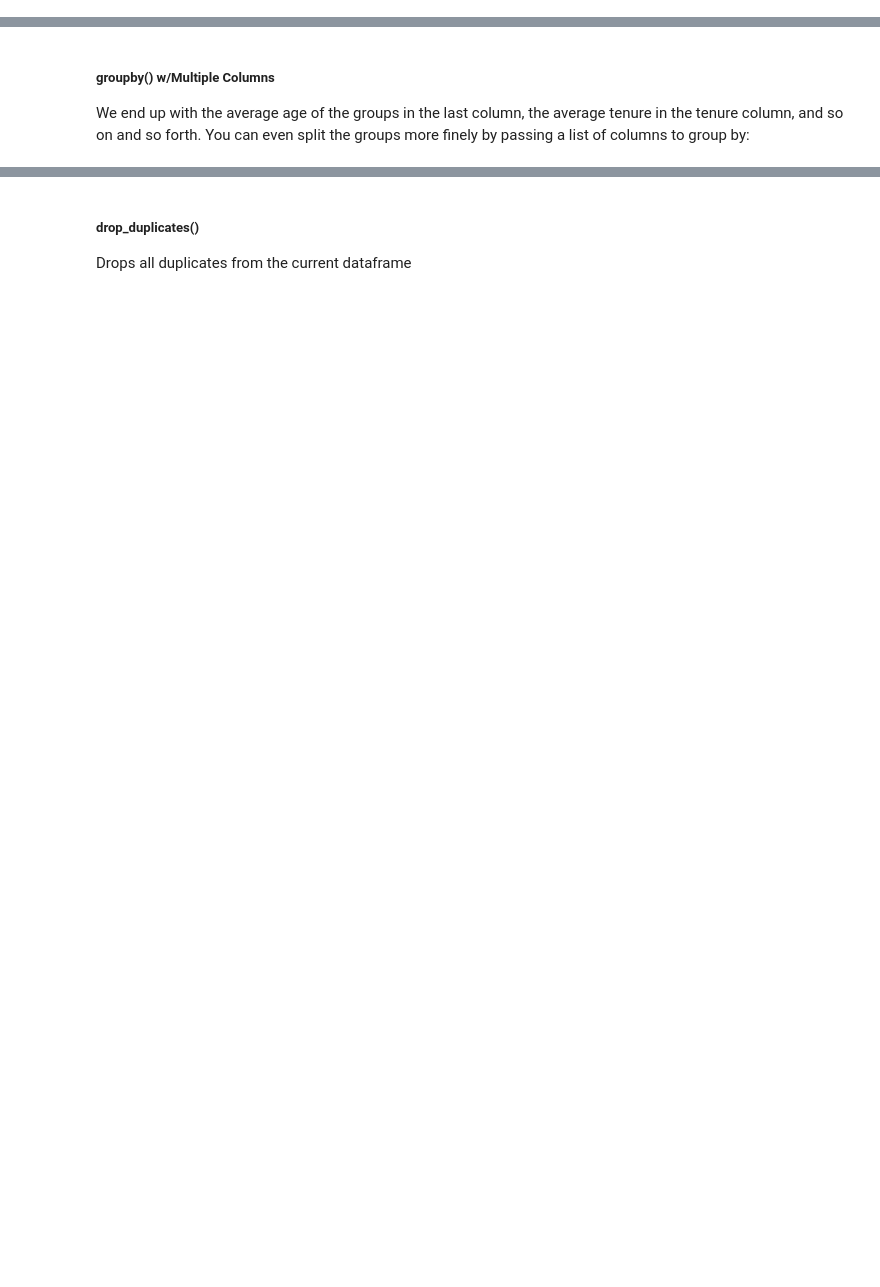
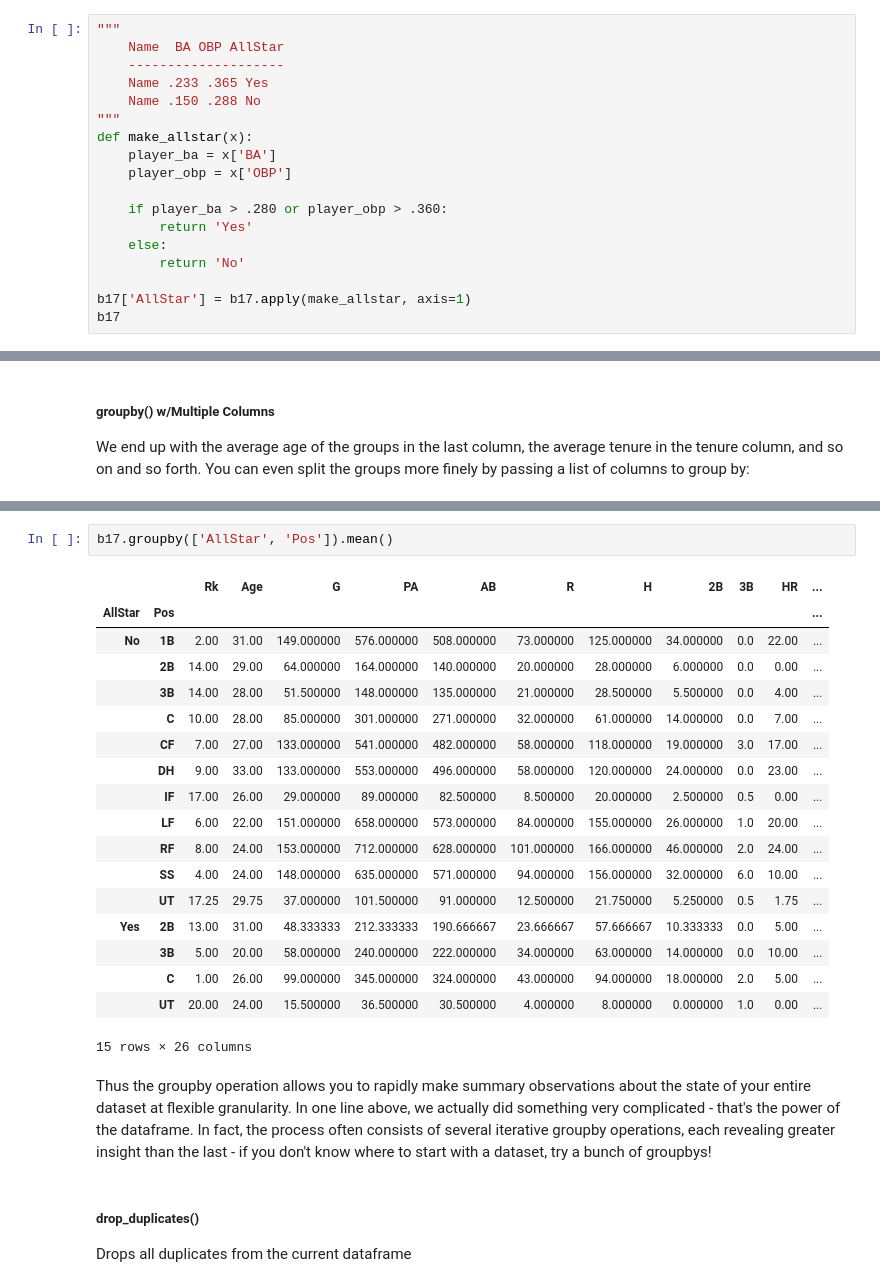
Before and after one commit to bstanton773/week9-day2, a Jupyter notebook: Data_Science_Day_2_Pandas-Lecture.ipynb, the cells around one changed output, grey strips where cells are left out. Drawn from its saved outputs; the diff is of its cells as text; blank space fills up the shorter version.

```diff
--- a/Data_Science_Day_2_Pandas-Lecture.ipynb
+++ b/Data_Science_Day_2_Pandas-Lecture.ipynb
@@ -516,0 +839,18 @@ print(b17.keys().tolist())
+# %%
+"""
+    Name  BA OBP AllStar
+    --------------------
+    Name .233 .365 Yes
+    Name .150 .288 No
+"""
+def make_allstar(x):
+    player_ba = x['BA']
+    player_obp = x['OBP']
+
+    if player_ba > .280 or player_obp > .360:
+        return 'Yes'
+    else:
+        return 'No'
+
+b17['AllStar'] = b17.apply(make_allstar, axis=1)
+b17
@@ -544,3 +954,26 @@ print(b17.keys().tolist())
+# %%
+b17.groupby(['AllStar', 'Pos']).mean()
+# %% [output]
+|  |  | Rk | Age | G | PA | AB | R | H | 2B | 3B | HR | ... |
+| AllStar | Pos |  |  |  |  |  |  |  |  |  |  | ... |
+| No | 1B | 2.00 | 31.00 | 149.000000 | 576.000000 | 508.000000 | 73.000000 | 125.000000 | 34.000000 | 0.0 | 22.00 | ... |
+|  | 2B | 14.00 | 29.00 | 64.000000 | 164.000000 | 140.000000 | 20.000000 | 28.000000 | 6.000000 | 0.0 | 0.00 | ... |
+|  | 3B | 14.00 | 28.00 | 51.500000 | 148.000000 | 135.000000 | 21.000000 | 28.500000 | 5.500000 | 0.0 | 4.00 | ... |
+|  | C | 10.00 | 28.00 | 85.000000 | 301.000000 | 271.000000 | 32.000000 | 61.000000 | 14.000000 | 0.0 | 7.00 | ... |
+|  | CF | 7.00 | 27.00 | 133.000000 | 541.000000 | 482.000000 | 58.000000 | 118.000000 | 19.000000 | 3.0 | 17.00 | ... |
+|  | DH | 9.00 | 33.00 | 133.000000 | 553.000000 | 496.000000 | 58.000000 | 120.000000 | 24.000000 | 0.0 | 23.00 | ... |
+|  | IF | 17.00 | 26.00 | 29.000000 | 89.000000 | 82.500000 | 8.500000 | 20.000000 | 2.500000 | 0.5 | 0.00 | ... |
+|  | LF | 6.00 | 22.00 | 151.000000 | 658.000000 | 573.000000 | 84.000000 | 155.000000 | 26.000000 | 1.0 | 20.00 | ... |
+|  | RF | 8.00 | 24.00 | 153.000000 | 712.000000 | 628.000000 | 101.000000 | 166.000000 | 46.000000 | 2.0 | 24.00 | ... |
+|  | SS | 4.00 | 24.00 | 148.000000 | 635.000000 | 571.000000 | 94.000000 | 156.000000 | 32.000000 | 6.0 | 10.00 | ... |
+|  | UT | 17.25 | 29.75 | 37.000000 | 101.500000 | 91.000000 | 12.500000 | 21.750000 | 5.250000 | 0.5 | 1.75 | ... |
+| Yes | 2B | 13.00 | 31.00 | 48.333333 | 212.333333 | 190.666667 | 23.666667 | 57.666667 | 10.333333 | 0.0 | 5.00 | ... |
+|  | 3B | 5.00 | 20.00 | 58.000000 | 240.000000 | 222.000000 | 34.000000 | 63.000000 | 14.000000 | 0.0 | 10.00 | ... |
+|  | C | 1.00 | 26.00 | 99.000000 | 345.000000 | 324.000000 | 43.000000 | 94.000000 | 18.000000 | 2.0 | 5.00 | ... |
+|  | UT | 20.00 | 24.00 | 15.500000 | 36.500000 | 30.500000 | 4.000000 | 8.000000 | 0.000000 | 1.0 | 0.00 | ... |
+15 rows × 26 columns
+# %% [markdown]
+<p>Thus the groupby operation allows you to rapidly make summary observations about the state of your entire dataset at flexible granularity. In one line above, we actually did something very complicated - that's the power of the dataframe. In fact, the process often consists of several iterative groupby operations, each revealing greater insight than the last - if you don't know where to start with a dataset, try a bunch of groupbys!</p>
 # %% [markdown]
 ##### drop_duplicates()
 
```
Also changed, not shown: parts of 53 cells of this notebook.
